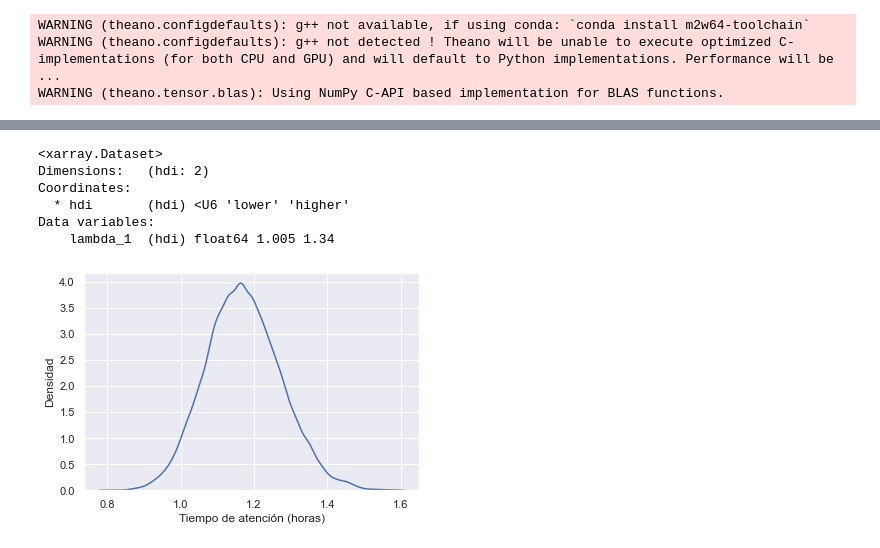
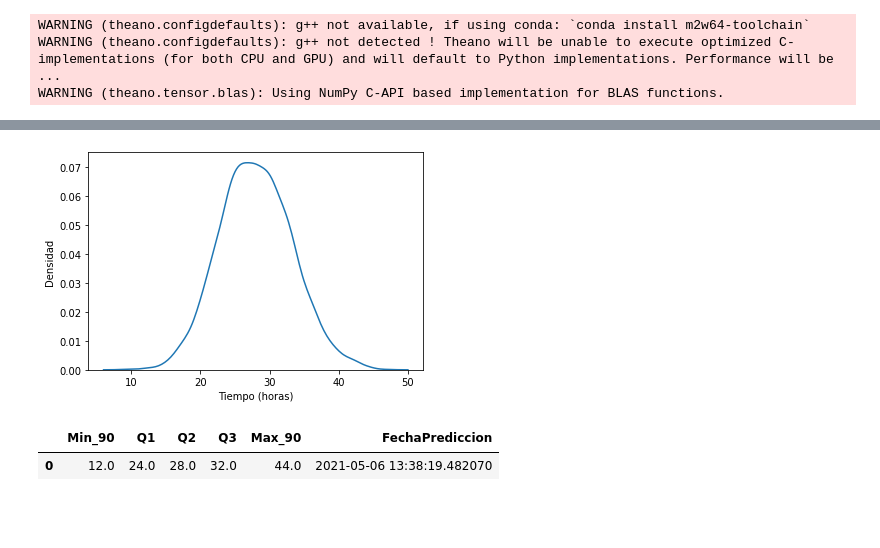
Before and after one commit to ludwigregalado/EmisionSuscripcion, a Jupyter notebook: DataModeling_No_TimeChange.ipynb, the cells around one changed output, grey strips where cells are left out. Cells and saved outputs as stored; diff of their text form; code cells hidden in the pictures; blank space fills up the shorter version.

```diff
--- a/DataModeling_No_TimeChange.ipynb
+++ b/DataModeling_No_TimeChange.ipynb
@@ -8,15 +8,15 @@ import pymc3 as pm              # Python Monte Carlo Markov Chain package
 import functionES as es         # Customized functions for this project
 import seaborn as sns           # Fancy plot visualizations
 import arviz as az
-sns.set()
+import pyodbc, datetime
+import pandas as pd
 # import theano.tensor as tt
 
 #  Loading data
-datos = es.importing_data('OTs_detallado.sql', 7,1)
+datos = es.importing_data('OTs_NoDet.sql', 15, 1)
 
 # Filtering data to keep the request orders finished
-datosObservados = es.process_filter(datos)# Advanced process mining filtering
-count_obs = len(datosObservados)# How many observations we have
+# datosObservados = es.process_filter(datos)# Advanced process mining filtering
 # %% [output]
 WARNING (theano.configdefaults): g++ not available, if using conda: `conda install m2w64-toolchain`
 WARNING (theano.configdefaults): g++ not detected ! Theano will be unable to execute optimized C-implementations (for both CPU and GPU) and will default to Python implementations. Performance will be  ...
@@ -25,0 +24,6 @@ count_obs
+# %%
+# datos.head()
+datos['TiempoAtencion'] = round((datos.TiempoEstatus-datos.TiempoAltaOt).dt.total_seconds()/3600)
+# %%
+datosObservados = datos.sort_values('TiempoAltaOt', ascending=True)
+count_obs = len(datosObservados)# How many observations we have
@@ -67,7 +88,8 @@ with model:
 # Generating simulations
 with model:
     step = pm.Metropolis()
-    trace = pm.sample(10000, step = step, progressbar = True)
+#     start = pm.find_MAP()
+    trace = pm.sample(1000, tune = 500, step = step, progressbar = True)#, start = start)
 
 lambda_1_samples = trace['lambda_1']
 # lambda_2_samples = trace['lambda_2']
@@ -128,10 +115,0 @@ plt.show()
-# %%
-values = az.hdi(trace, hdi_prob = 0.9)
-print(values)
-# %% [output]
-<xarray.Dataset>
-Dimensions:   (hdi: 2)
-Coordinates:
-  * hdi       (hdi) <U6 'lower' 'higher'
-Data variables:
-    lambda_1  (hdi) float64 1.005 1.34
@@ -138,7 +125,12 @@ Data variables:
 # %%
-sns.kdeplot(lambda_1_samples)
-plt.xlabel("Tiempo de atención (horas)")
+sns.kdeplot(posterior_predictive["obs"][:,0])
+plt.xlabel("Tiempo (horas)")
 plt.ylabel("Densidad")
 plt.show()
 # %% [output]
-[figure, old version]
+[figure, new version]
+# %%
+prediccion
+# %% [output]
+|  | Min_90 | Q1 | Q2 | Q3 | Max_90 | FechaPrediccion |
+| 0 | 12.0 | 24.0 | 28.0 | 32.0 | 44.0 | 2021-05-06 13:38:19.482070 |
```
Also changed, not shown: parts of 14 cells of this notebook.
